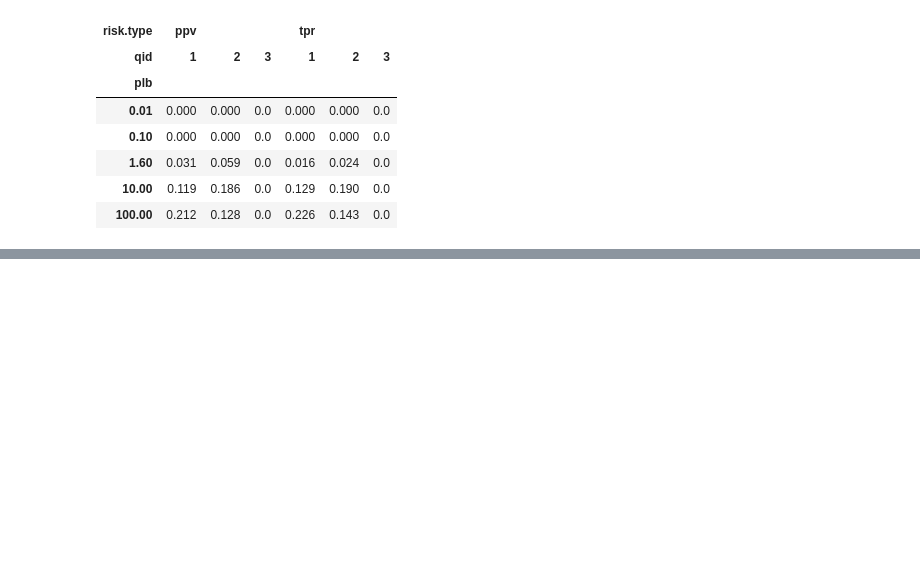
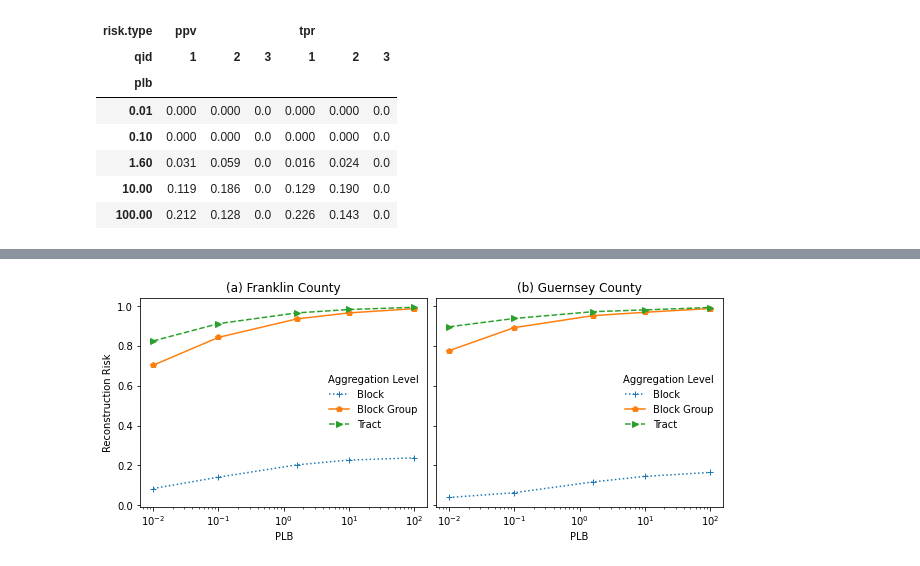
Before and after one commit to linyuehzzz/tda-eval, a Jupyter notebook: plot.ipynb, the cells around one changed output, grey strips where cells are left out. Cells and saved outputs as stored; diff of their text form; code cells hidden in the pictures; blank space fills up the shorter version.

```diff
--- a/plot.ipynb
+++ b/plot.ipynb
@@ -100,0 +102,17 @@ plt.savefig('data/tables/reid_risk.eps', format='eps')
+# %%
+%cd "/content/gdrive/My Drive/Colab Notebooks/census_privacy"
+import pandas as pd
+
+df = pd.read_csv('data/tables/recon_risk.csv')
+
+## Franklin, block level
+df_f_blk = df[df["county"] == "Franklin"]
+df_f_blk = df_f_blk.pivot_table(index='plb', columns='aggregation.level', values='risk.value')
+df_f_blk = df_f_blk[['blk','bg', 'tr']]
+
+## Guernsey, tract level
+df_g_blk = df[df["county"] == "Guernsey"]
+df_g_blk = df_g_blk.pivot_table(index='plb', columns=['aggregation.level'], values='risk.value')
+df_g_blk = df_g_blk[['blk','bg', 'tr']]
+
+df_g_blk
@@ -100,0 +128,21 @@ plt.savefig('data/tables/reid_risk.eps', format='eps')
+# %%
+import matplotlib.pyplot as plt
+
+fig, axes = plt.subplots(nrows=1, ncols=2, sharex=True, sharey=True, figsize = (10,5))
+
+## Franklin, block level
+ax = df_f_blk.plot(xticks=df_f_blk.index, style=['+:','p-','>--','s:','x--','h-.'], xlabel='PLB', ylabel='Reconstruction Risk', ax=axes[0])
+ax.set_xscale('log')
+ax.legend(title='Aggregation Level', labels=['Block', 'Block Group', 'Tract'], frameon=False, loc='right', ncol=1)
+ax.set_title("(a) Franklin County")
+
+## Guernsey, block level
+ax = df_g_blk.plot(xticks=df_g_blk.index, style=['+:','p-','>--','s:','x--','h-.'], xlabel='PLB', ylabel='Reconstruction Risk', ax=axes[1])
+ax.set_xscale('log')
+ax.legend(title='Aggregation Level', labels=['Block', 'Block Group', 'Tract'], frameon=False, loc='right', ncol=1)
+ax.set_title("(b) Guernsey County")
+
+plt.tight_layout(pad=5, w_pad=0.5, h_pad=1.0)
+plt.savefig('data/tables/recon_risk.eps', format='eps')
+# %% [output]
+[figure, added]
```
Also changed, not shown: parts of 3 cells of this notebook.
